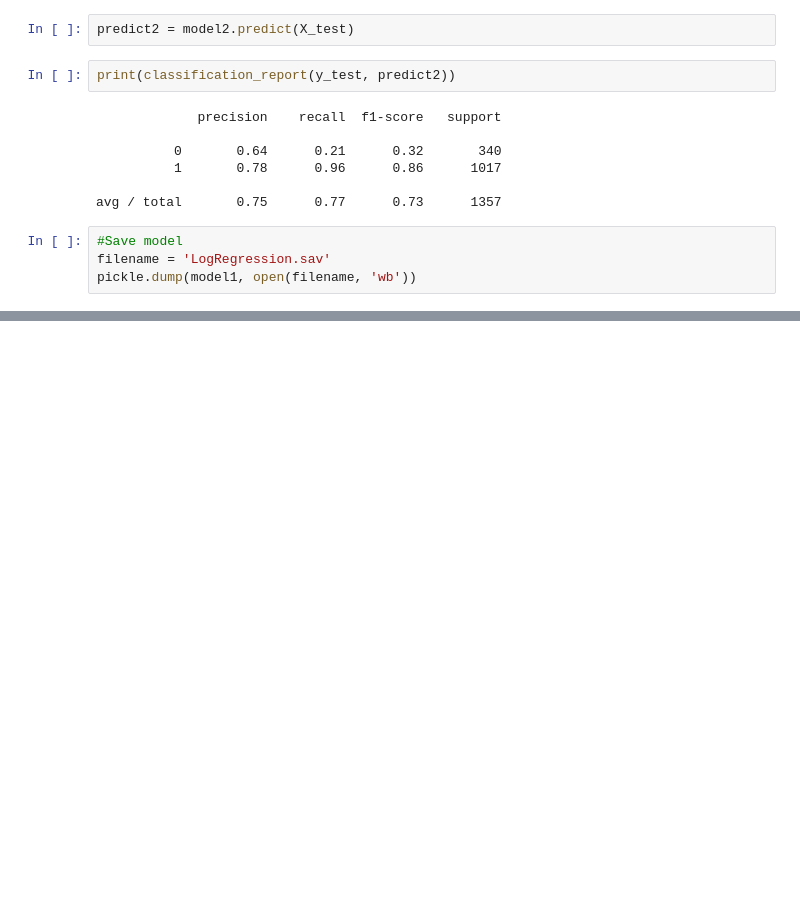
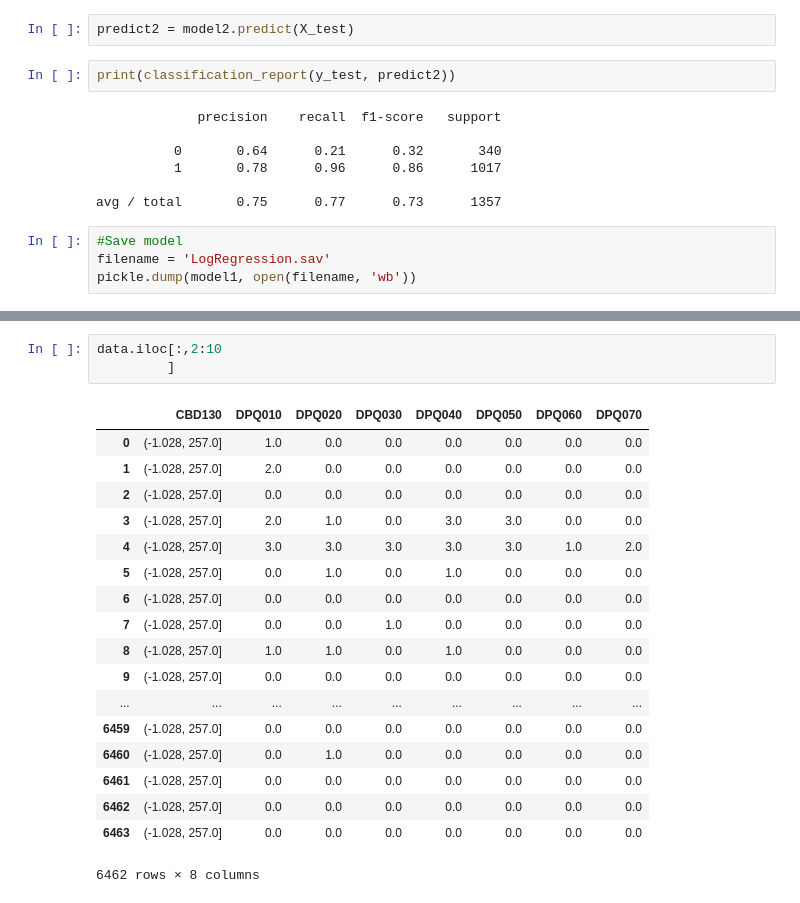
Before and after one commit to ikleinman/final_proj, a Jupyter notebook: original_csv_files/Feature_Selection.ipynb, the cells around one changed output, grey strips where cells are left out. Cells and saved outputs as stored; diff of their text form; blank space fills up the shorter version.

```diff
--- a/original_csv_files/Feature_Selection.ipynb
+++ b/original_csv_files/Feature_Selection.ipynb
@@ -214,0 +198,22 @@ array([ 2,  3,  4,  5,  6,  7,  8,  9, 15, 17, 18, 23, 30, 33, 35],
+# %%
+data.iloc[:,2:10
+         ]
+# %% [output]
+|  | CBD130 | DPQ010 | DPQ020 | DPQ030 | DPQ040 | DPQ050 | DPQ060 | DPQ070 |
+| 0 | (-1.028, 257.0] | 1.0 | 0.0 | 0.0 | 0.0 | 0.0 | 0.0 | 0.0 |
+| 1 | (-1.028, 257.0] | 2.0 | 0.0 | 0.0 | 0.0 | 0.0 | 0.0 | 0.0 |
+| 2 | (-1.028, 257.0] | 0.0 | 0.0 | 0.0 | 0.0 | 0.0 | 0.0 | 0.0 |
+| 3 | (-1.028, 257.0] | 2.0 | 1.0 | 0.0 | 3.0 | 3.0 | 0.0 | 0.0 |
+| 4 | (-1.028, 257.0] | 3.0 | 3.0 | 3.0 | 3.0 | 3.0 | 1.0 | 2.0 |
+| 5 | (-1.028, 257.0] | 0.0 | 1.0 | 0.0 | 1.0 | 0.0 | 0.0 | 0.0 |
+| 6 | (-1.028, 257.0] | 0.0 | 0.0 | 0.0 | 0.0 | 0.0 | 0.0 | 0.0 |
+| 7 | (-1.028, 257.0] | 0.0 | 0.0 | 1.0 | 0.0 | 0.0 | 0.0 | 0.0 |
+| 8 | (-1.028, 257.0] | 1.0 | 1.0 | 0.0 | 1.0 | 0.0 | 0.0 | 0.0 |
+| 9 | (-1.028, 257.0] | 0.0 | 0.0 | 0.0 | 0.0 | 0.0 | 0.0 | 0.0 |
+| ... | ... | ... | ... | ... | ... | ... | ... | ... |
+| 6459 | (-1.028, 257.0] | 0.0 | 0.0 | 0.0 | 0.0 | 0.0 | 0.0 | 0.0 |
+| 6460 | (-1.028, 257.0] | 0.0 | 1.0 | 0.0 | 0.0 | 0.0 | 0.0 | 0.0 |
+| 6461 | (-1.028, 257.0] | 0.0 | 0.0 | 0.0 | 0.0 | 0.0 | 0.0 | 0.0 |
+| 6462 | (-1.028, 257.0] | 0.0 | 0.0 | 0.0 | 0.0 | 0.0 | 0.0 | 0.0 |
+| 6463 | (-1.028, 257.0] | 0.0 | 0.0 | 0.0 | 0.0 | 0.0 | 0.0 | 0.0 |
+6462 rows × 8 columns
```
Also changed, not shown: parts of 6 cells of this notebook, 2 other files.
